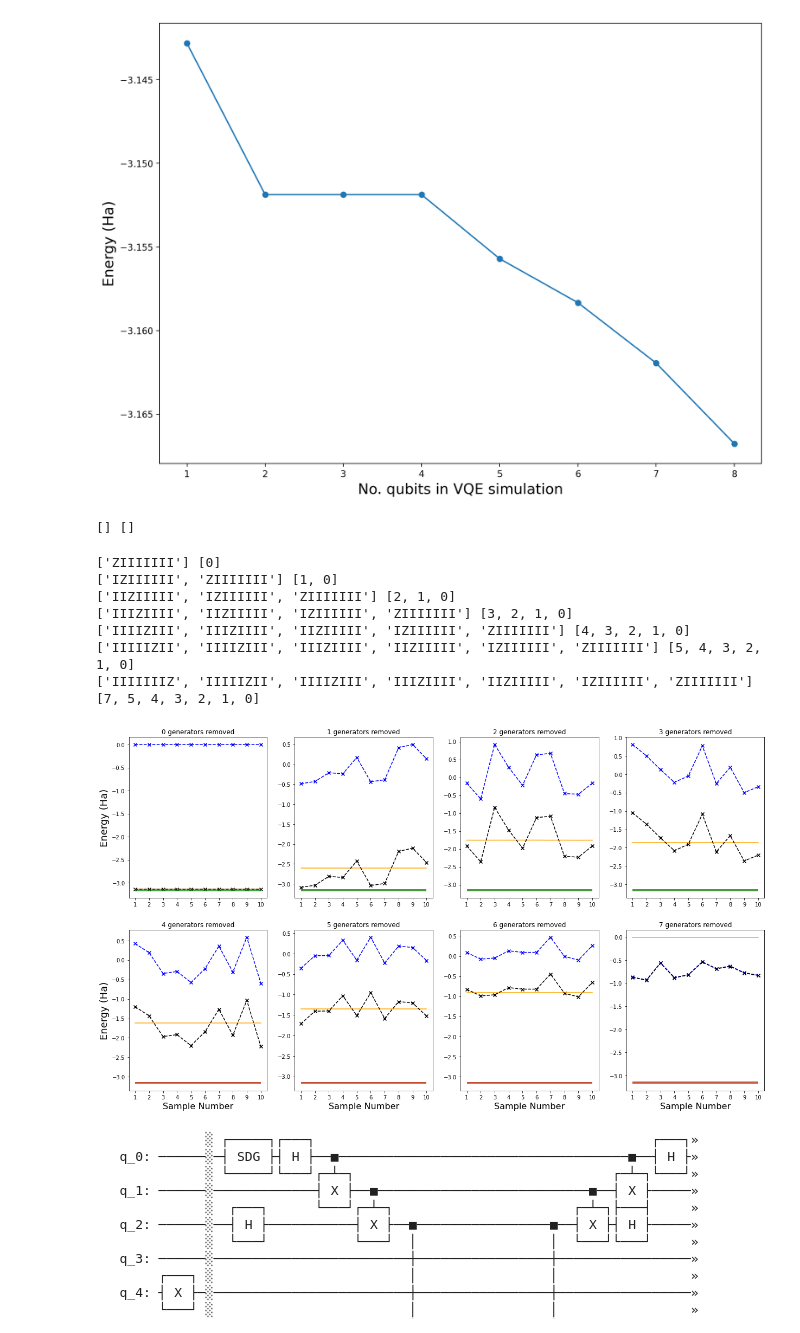
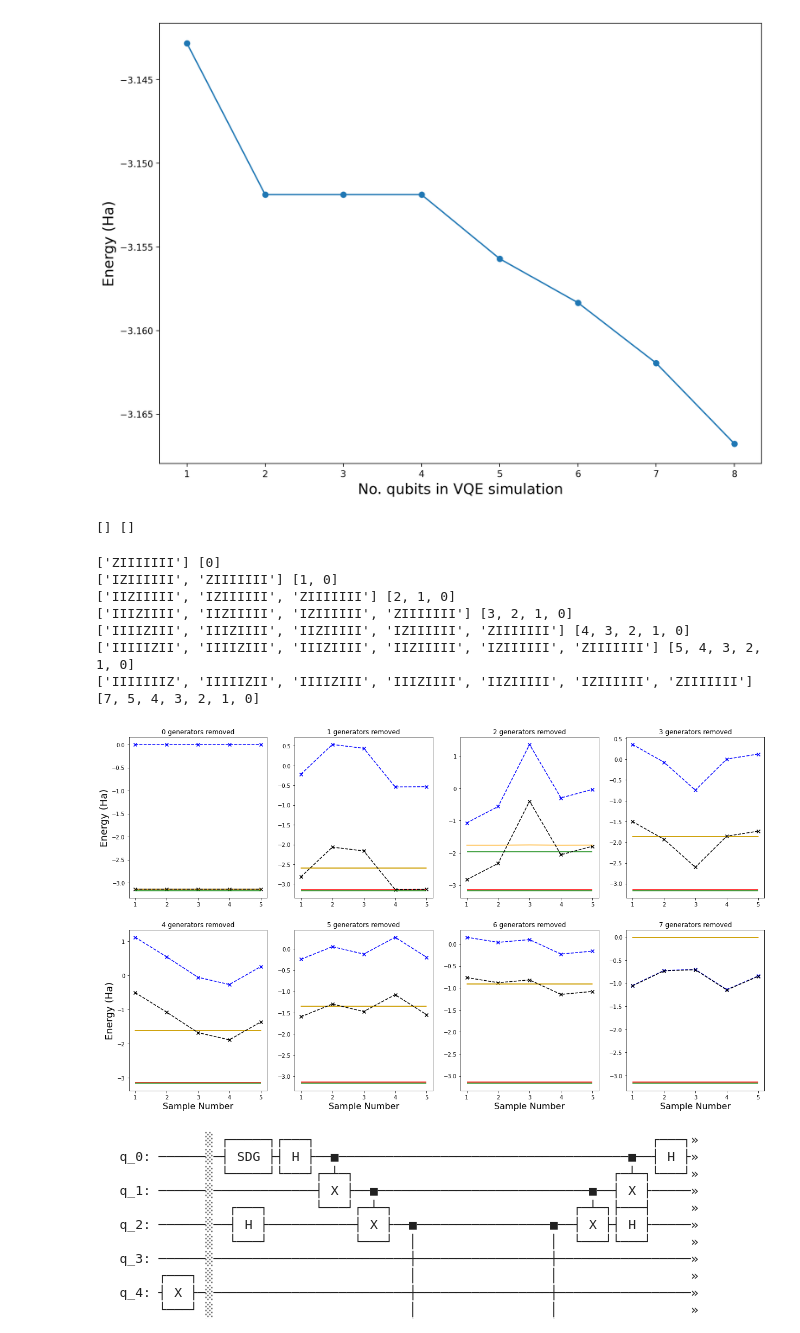
Before and after one commit to wmkirby1/CS-VQE, a Jupyter notebook: HeH+ Example.ipynb, the cells around one changed output. Saved outputs shown, nothing was run; the diff lists cells and outputs as text; code cells hidden in the pictures.

```diff
--- a/HeH+ Example.ipynb
+++ b/HeH+ Example.ipynb
@@ -182,8 +183,9 @@ ham_context_q = qonvert.dict_to_QubitOperator(ham_context)
 initial_state='00010000'
 
 #take expectation value algebraically
-psi = eig.add_eigenstate(molecule='HeH+', r1=r1, r2=r2, index=16, theta=0, num_qubits=num_qubits, rot=True)
+#psi = eig.add_eigenstate(molecule='HeH+', r1=r1, r2=r2, index=16, theta=0, num_qubits=num_qubits, rot=True)
 #psi = eig.rotate_state(rotations, psi, num_qubits)
+psi = e.eigenstate(A, 16, 8).construct()
 expect = eig.expectation(ham_q, psi, num_qubits)
 
 print('<H> w.r.t. simultaneous eigenstate:', expect)
@@ -256,7 +258,7 @@ Text(0.5, 0, 'No. qubits in VQE simulation')
 # %%
 #take expectation value algebraically
 from matplotlib import pyplot as plt
-shots=10
+shots=5
 #rot_ham, rot_ham_noncon, rot_ham_context = rotate_hamiltonian(rotations, ham, ham_noncon, ham_context)
 molecule='HeH+'
 eig_proj = la.eigenstate_projector(A, num_qubits)
@@ -295,7 +297,7 @@ for index, grid in enumerate(grid_pos):
 
     #A_op = QubitOperator('Y0 Z1 Z2 Z3 Z4 Z5 Y6 Z7', r1) + QubitOperator('Z6', r2)
     #A = LinearQubitOperator(A_op, num_qubits)
-
+    nc_energy = get_ground_state(get_sparse_operator(new_ham_noncon_q, num_qubits).toarray())[0]
     for amps in random_amplitudes:
         #expect_noncon, expect_context = eig.expectation_optimiser(molecule=molecule, ham_n=new_ham_noncon_q, ham_c=new_ham_context_q,
         #                                                          r1=r1, r2=r2, amps=amps, initial_state=initial_state,num_qubits=num_qubits,
@@ -316,34 +318,35 @@ for index, grid in enumerate(grid_pos):
         #A_psi = A.matvec(psi)
         #print(psi_conj.dot(A_psi))
 
     axs[grid].plot(X, Y_noncon, color='orange')
     axs[grid].scatter(X, Y_context, color='blue', marker = 'x')
     axs[grid].plot(X, Y_context, color='blue', ls='--')
     axs[grid].scatter(X, Y_combined, color='black', marker = 'x')
     axs[grid].plot(X, Y_combined, color='black', ls='--')
     #plt.plot(range(shots), Y_combined, color='purple')
     axs[grid].hlines(gs_noncon_energy, 1, shots, color='r')
     axs[grid].hlines(true_gs, 1, shots, color='g')
+    axs[grid].hlines(nc_energy, 1, shots, color='g')
 
     axs[grid].set_xticks(X)
     axs[grid].set_title("%i generators removed" % abs(index))
     if grid[0] == 1:
         axs[grid].set_xlabel('Sample Number',fontsize=16)
     if grid[1] == 0:
         axs[grid].set_ylabel('Energy (Ha)',fontsize=18)
     #print('<H> w.r.t. simultaneous eigenstate:', expect)
     #print('Noncontextual approximation:', gs_noncon_energy)
     #print('Expectation values match?', abs(expect - gs_noncon_energy) < 10**-12) #sanity check - expectation values match?
 # %% [output]
 [] []
 ['ZIIIIIII'] [0]
 ['IZIIIIII', 'ZIIIIIII'] [1, 0]
 ['IIZIIIII', 'IZIIIIII', 'ZIIIIIII'] [2, 1, 0]
 ['IIIZIIII', 'IIZIIIII', 'IZIIIIII', 'ZIIIIIII'] [3, 2, 1, 0]
 ['IIIIZIII', 'IIIZIIII', 'IIZIIIII', 'IZIIIIII', 'ZIIIIIII'] [4, 3, 2, 1, 0]
 ['IIIIIZII', 'IIIIZIII', 'IIIZIIII', 'IIZIIIII', 'IZIIIIII', 'ZIIIIIII'] [5, 4, 3, 2, 1, 0]
 ['IIIIIIIZ', 'IIIIIZII', 'IIIIZIII', 'IIIZIIII', 'IIZIIIII', 'IZIIIIII', 'ZIIIIIII'] [7, 5, 4, 3, 2, 1, 0]
-[figure, old version]
+[figure, new version]
 # %%
 amp_ratio = (1 + r2) / (r1)
 t1 = np.arctan(-amp_ratio)
```
Also changed, not shown: parts of 9 cells of this notebook, 7 other files.
